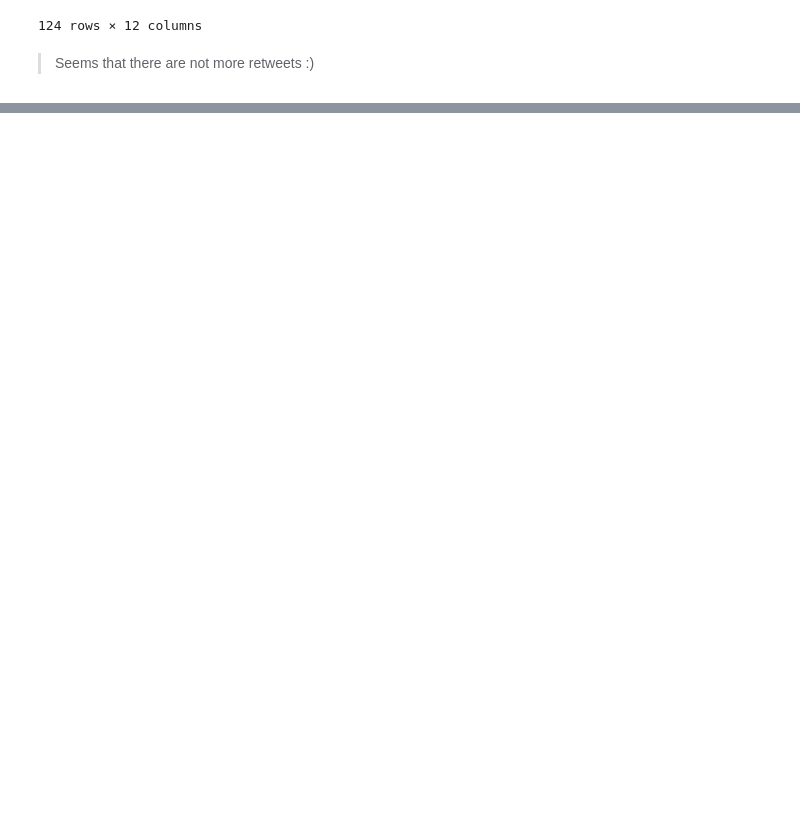
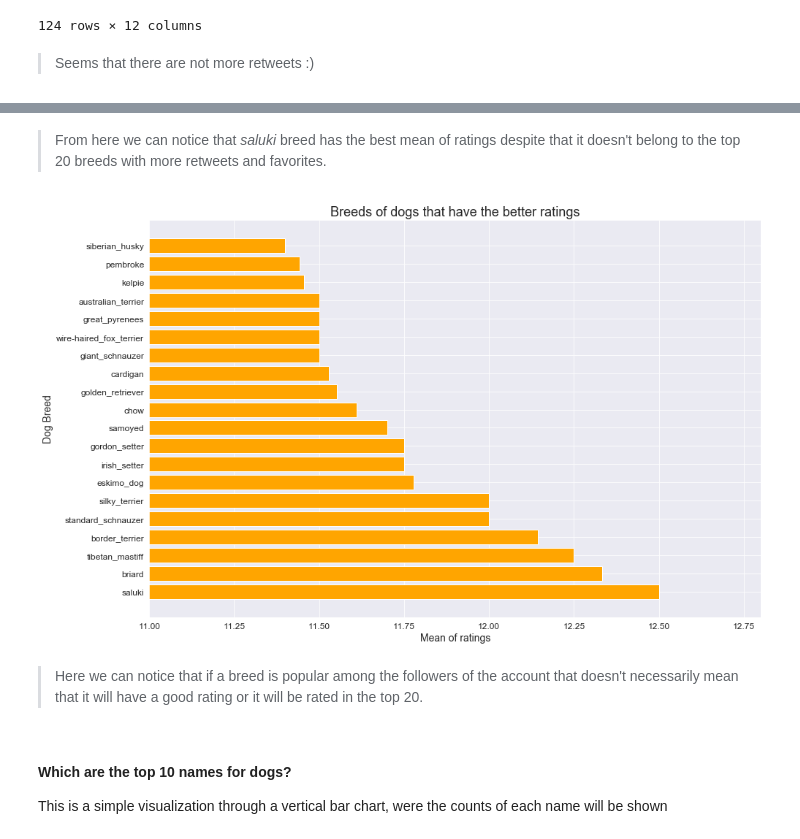
Before and after one commit to kroudir/Data-Analyst-Nanodegree-Projects-Udacity, a Jupyter notebook: 7- Data Wrangling/wrangle_act.ipynb, the cells around one changed output, grey strips where cells are left out. Saved outputs shown, nothing was run; the diff lists cells and outputs as text; code cells hidden in the pictures; blank space fills up the shorter version.

```diff
--- a/7- Data Wrangling/wrangle_act.ipynb
+++ b/7- Data Wrangling/wrangle_act.ipynb
@@ -1064,0 +1495,19 @@ twitter_archive_copy[twitter_archive_copy.index.isin(indexes)]
+# %% [markdown]
+> From here we can notice that *saluki* breed has the best mean of ratings despite that it doesn't belong to the top 20 breeds with more retweets and favorites.
+# %%
+# We adjust the limits in x-axis to appreciate better the differences between breeds.
+plt.figure(figsize=(15, 10))
+plt.barh(range(len(top_ratings.predictions)), top_ratings.rating_numerator, color='orange')
+plt.yticks(range(len(top_ratings.predictions)), top_ratings.predictions, fontsize=12)
+plt.xticks(fontsize=12)
+plt.xlabel('Mean of ratings', fontsize=14)
+plt.ylabel('Dog Breed', fontsize=14)
+plt.xlim(11,12.8)
+plt.title('Breeds of dogs that have the better ratings', fontsize=18);
+# %% [output]
+[figure, added]
+# %% [markdown]
+> Here we can notice that if a breed is popular among the followers of the account that doesn't necessarily mean that it will have a good rating or it will be rated in the top 20.
+# %% [markdown]
+#### Which are the top 10 names for dogs?
+This is a simple visualization through a vertical bar chart, were the counts of each name will be shown
```
Also changed, not shown: parts of 78 cells of this notebook, 5 other files.
